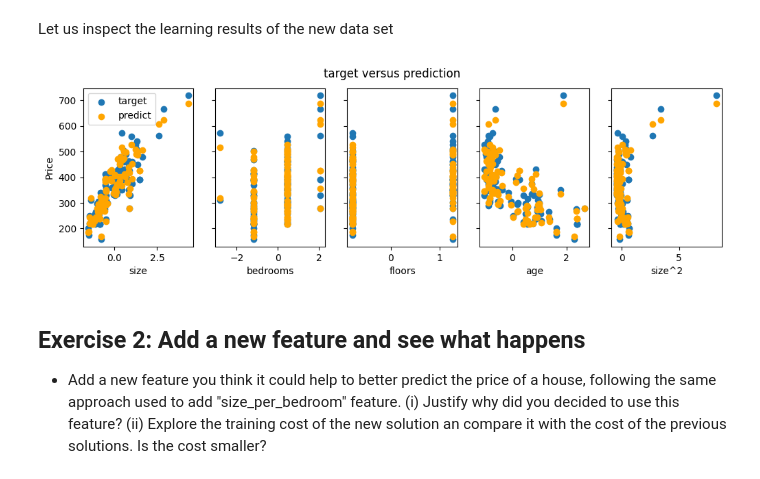
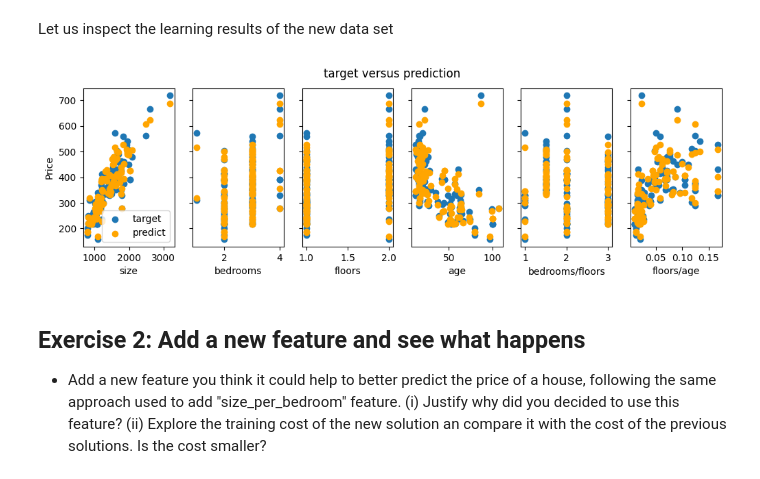
Before and after one commit to Laskiri/Machine-Inteligence, a Jupyter notebook: Session3_Multiple_Linear_Regression.ipynb, the cells around one changed output. Drawn from its saved outputs; the diff is of its cells as text; code cells hidden in the pictures.

```diff
--- a/Session3_Multiple_Linear_Regression.ipynb
+++ b/Session3_Multiple_Linear_Regression.ipynb
@@ -318,7 +318,7 @@ def gradient_descent(X, y, w_in, b_in, cost_function, gradient_function, alpha,
 initial_w = np.zeros_like(w_init)
 initial_b = 0.
 # some gradient descent settings
-iterations = 100000
+iterations = 10000
 alpha = 0.0000001
 # run gradient descent
 w_final, b_final, J_hist = gradient_descent(X_train, y_train, initial_w, initial_b,
@@ -529,7 +540,7 @@ X_train_extended[:,-2] = X_train[:,1]/(X_train[:,2])
 
 
 #Create new names for the variable
-X_features_extended = ['size','bedrooms','floors','age','floors/age', 'bedrooms/floors']
+X_features_extended = ['size','bedrooms','floors','age', 'bedrooms/floors' ,'floors/age']
 # %% [markdown]
 Let us look how the new data set looks like:
 # %%
@@ -587,21 +598,21 @@ Let us inspect the learning results of the new data set
 # %%
 #predict target using normalized features
 m = X_norm.shape[0]
 yp = np.zeros(m)
 for i in range(m):
     yp[i] = np.dot(X_norm[i], w_final) + b_final
 
     # plot predictions and targets versus original features
-fig,ax=plt.subplots(1,5,figsize=(12, 3),sharey=True)
+fig,ax=plt.subplots(1,6,figsize=(12, 3),sharey=True)
 for i in range(len(ax)):
     ax[i].scatter(X_train_extended[:,i],y_train, label = 'target')
     ax[i].set_xlabel(X_features_extended[i])
     ax[i].scatter(X_train_extended[:,i],yp,color="orange", label = 'predict')
 ax[0].set_ylabel("Price"); ax[0].legend();
 fig.suptitle("target versus prediction")
 plt.show()
 # %% [output]
-[figure, old version]
+[figure, new version]
 # %% [markdown]
 ## Exercise 2: Add a new feature and see what happens
 
```
Also changed, not shown: parts of 7 cells of this notebook, 16 other files.
